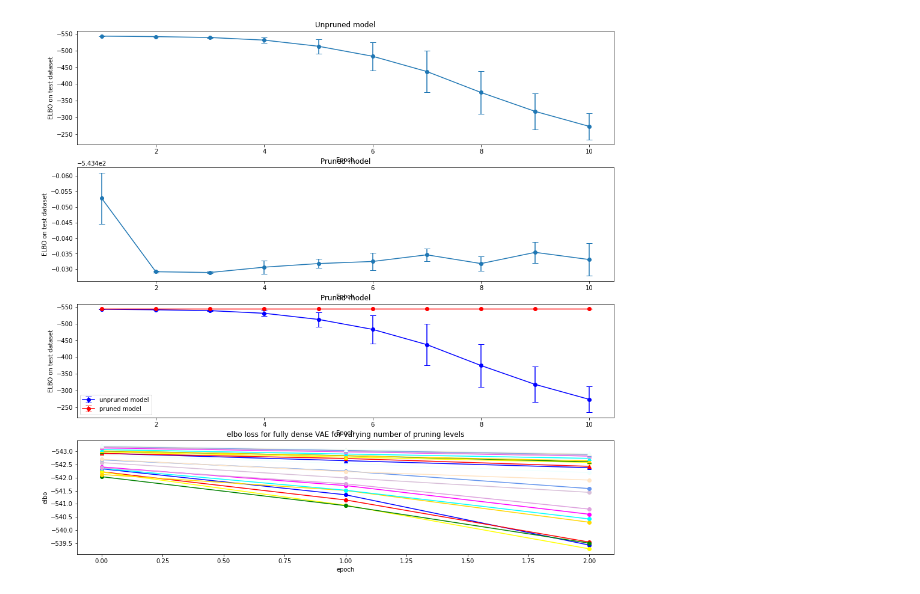
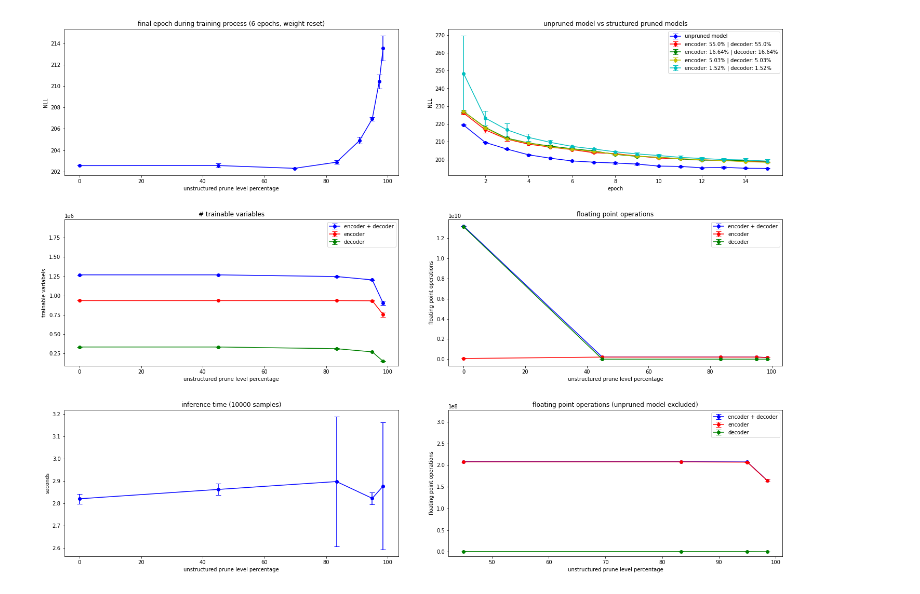
Before and after one commit to altansnl/pruning-dd2430, a Jupyter notebook: dense_vae_pruning.ipynb, the cells around one changed output. Saved outputs shown, nothing was run; the diff lists cells and outputs as text; code cells hidden in the pictures.

Commit message:
clean version with some example experiments

```diff
--- a/dense_vae_pruning.ipynb
+++ b/dense_vae_pruning.ipynb
@@ -610,7 +808,8 @@ class Pruner:
 class LowMagnitudePruner(Pruner):
   def __init__(self, Model, conf={"epochs": 10, "optimizer": tf.keras.optimizers.Adam(1e-4), "train_dataset": train_dataset, "test_dataset": test_dataset, "latent_dim": 2, "input_shape": (28, 28, 1), "flat_shape": (784,), "prune_encoder": True, "prune_decoder": True},\
                iterative_pruning_percentage=0.2, num_pruning_iterations=25, rewind_weights=False, enc_mask_dim=(256, 256, 2), dec_mask_dim=(256, 256, 2)):
-    super().__init__(Model, conf, iterative_pruning_percentage, num_pruning_iterations, rewind_weights, enc_mask_dim, dec_mask_dim)
+    super().__init__(Model, conf, iterative_pruning_percentage, num_pruning_iterations, rewind_weights, enc_mask_dim, dec_mask_dim, original_weights={"encoder": [], "decoder": []}, mask_cache={"encoder": [], "decoder": []}, mask_per_layer_cache={"encoder": [], "decoder": []},\
+               elbo_cache=[], pruned_weights_cache=[])
     self.model = Model(conf["latent_dim"])
 
   # identify weights to prune based on weight magnitude, params:
@@ -669,14 +868,16 @@ class LowMagnitudePruner(Pruner):
       print("Pruning iteration", (pruning_iteration + 1), "/", self.num_pruning_iterations)
       enc_prune, dec_prune = self.stats.prune_stats(cvae, [2, 4], [2, 4], enc_per_layer_masks, dec_per_layer_masks)
       self.pruned_weights_cache.append((enc_prune, dec_prune))
+
       if self.prune_encoder:
-        self.enc_mask, enc_per_layer_masks = self.prune_weights(cvae.encoder, iterative_pruning_percentage, self.enc_mask)
-        self.mask_cache["encoder"].append(self.enc_mask)
-        self.mask_per_layer_cache["encoder"].append(enc_per_layer_masks)
+        self.enc_mask, enc_per_layer_masks = self.prune_weights(cvae.encoder, self.iterative_pruning_percentage, self.enc_mask)
+        self.mask_cache["encoder"].append(np.copy(self.enc_mask))
+        self.mask_per_layer_cache["encoder"].append([np.copy(layr) for layr in enc_per_layer_masks])
+
       if self.prune_decoder:
-        self.dec_mask, dec_per_layer_masks = self.prune_weights(cvae.decoder, iterative_pruning_percentage, self.dec_mask)
-        self.mask_cache["decoder"].append(self.dec_mask)
-        self.mask_per_layer_cache["decoder"].append(dec_per_layer_masks)
+        self.dec_mask, dec_per_layer_masks = self.prune_weights(cvae.decoder, self.iterative_pruning_percentage, self.dec_mask)
+        self.mask_cache["decoder"].append(np.copy(self.dec_mask))
+        self.mask_per_layer_cache["decoder"].append([np.copy(layr) for layr in dec_per_layer_masks])
 
       cvae.encoder.set_weights(self.original_weights["encoder"][-1])
       cvae.decoder.set_weights(self.original_weights["decoder"][-1])
@@ -807,32 +1174,39 @@ class UncertaintyPruner(Pruner):
 # %%
-# EXAMPLES
+# EXAMPLES FASHION_MNIST RESET WEIGHTS TO INITIAL
 
 # lowmagnitude conf
-conf={"epochs": 3, "optimizer": tf.keras.optimizers.Adam(1e-4), "train_dataset": train_dataset, "test_dataset": test_dataset, "latent_dim": 2, "input_shape": (28, 28, 1), "flat_shape": (784,), "prune_encoder": True, "prune_decoder": True}
+conf={"epochs": 5, "optimizer": tf.keras.optimizers.Adam(1e-4), "train_dataset": train_dataset, "test_dataset": test_dataset, "latent_dim": 2, "input_shape": (28, 28, 1), "flat_shape": (784,), "prune_encoder": True, "prune_decoder": True}
 # uncertainty conf
 #conf={"epochs": 10, "optimizer": tf.keras.optimizers.Adam(1e-4), "train_dataset": train_dataset, "test_dataset": test_dataset, "latent_dim": 2, "input_shape": (28, 28, 1), "flat_shape": (784,), "prune_encoder": True, "prune_decoder": True, "num_ensembles": 5}
 
 # example configuration of low magnitude pruning (sole purpose of there being 2 identical pruners only for illustration purposes for the sake of reliable results when do experiments)
 # unstructured prune must be run before structured prune as structured prune is based on the masks being created, otherwise to my knowledge should be possible to configure pretty freely although not had time to test run extensively
-lm_pruner = LowMagnitudePruner(CVAE, conf, num_pruning_iterations=25)
+lm_pruner = LowMagnitudePruner(CVAE, conf, num_pruning_iterations=8, iterative_pruning_percentage=0.45, rewind_weights=False)
 lm_pruner.unstructured_prune()
+lm_pruner.structured_prune(create_from_index=1)
+lm_pruner.structured_prune(create_from_index=3)
+lm_pruner.structured_prune(create_from_index=5)
 lm_pruner.structured_prune()
-lm_pruner.train_model(epochs=10, model_pruned=True, eval_every_x_epoch=1)
+lm_pruner.train_model(epochs=15, model_pruned=True, eval_every_x_epoch=1)
+print()
+print()
+print()
 lm_pruner.unprune_original_model()
-lm_pruner.train_model(epochs=10, model_pruned=False, eval_every_x_epoch=1)
+lm_pruner.train_model(epochs=15, model_pruned=False, eval_every_x_epoch=1)
 
-lm_pruner2 = LowMagnitudePruner(CVAE, conf, num_pruning_iterations=25)
+lm_pruner2 = LowMagnitudePruner(CVAE, conf, num_pruning_iterations=8, iterative_pruning_percentage=0.45, rewind_weights=False)
 lm_pruner2.unstructured_prune()
+lm_pruner2.structured_prune(create_from_index=1)
+lm_pruner2.structured_prune(create_from_index=3)
+lm_pruner2.structured_prune(create_from_index=5)
 lm_pruner2.structured_prune()
-lm_pruner2.train_model(epochs=10, model_pruned=True, eval_every_x_epoch=1)
+lm_pruner2.train_model(epochs=15, model_pruned=True, eval_every_x_epoch=1)
+print()
+print()
+print()
 lm_pruner2.unprune_original_model()
-lm_pruner2.train_model(epochs=10, model_pruned=False, eval_every_x_epoch=1)
+lm_pruner2.train_model(epochs=15, model_pruned=False, eval_every_x_epoch=1)
 
-lm_pruner.stats.combine_and_plot(lm_pruner, [lm_pruner2])
-
-# uncertainty based pruner example
-#uncertainty_pruner = UncertaintyPruner(CVAE, conf=conf, num_pruning_iterations=25)
-#uncertainty_pruner.unstructured_prune()
-#uncertainty_pruner.structured_prune()
-#uncertainty_pruner.enforce_train(3)
+# function essentially assumes the different pruning instances run identical experiment - purpose: tackle randomness
+lm_pruner.stats.combine_and_plot(lm_pruner, [lm_pruner2], lm_pruner.model_pruned_indices)
 # %% [output]
@@ -856 +1230 @@ Epoch: 1, Test set ELBO: -234.3916015625, time elapse for current epoch: 1.43121
-[figure, old version]
+[figure, new version]
```
Also changed, not shown: parts of 23 cells of this notebook.
